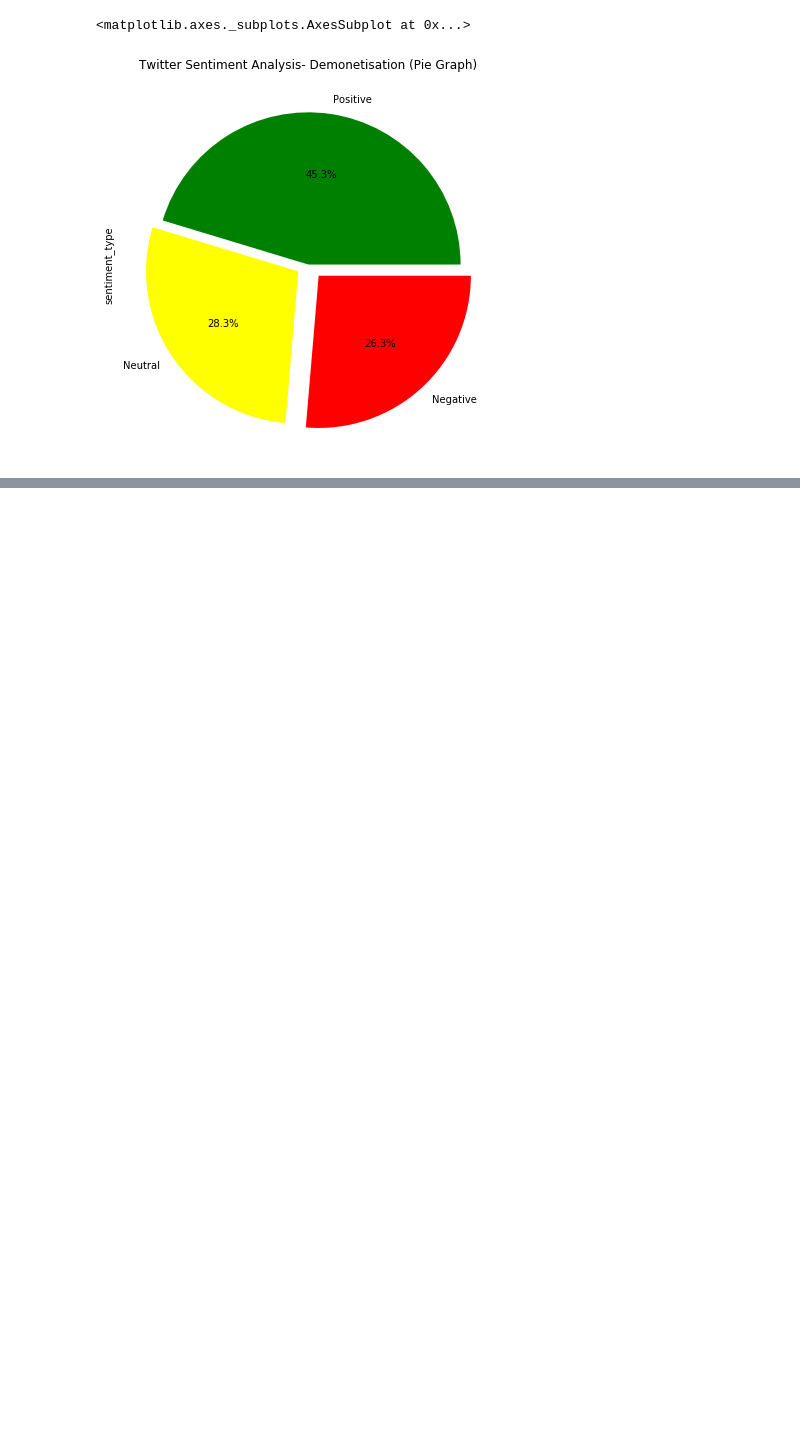
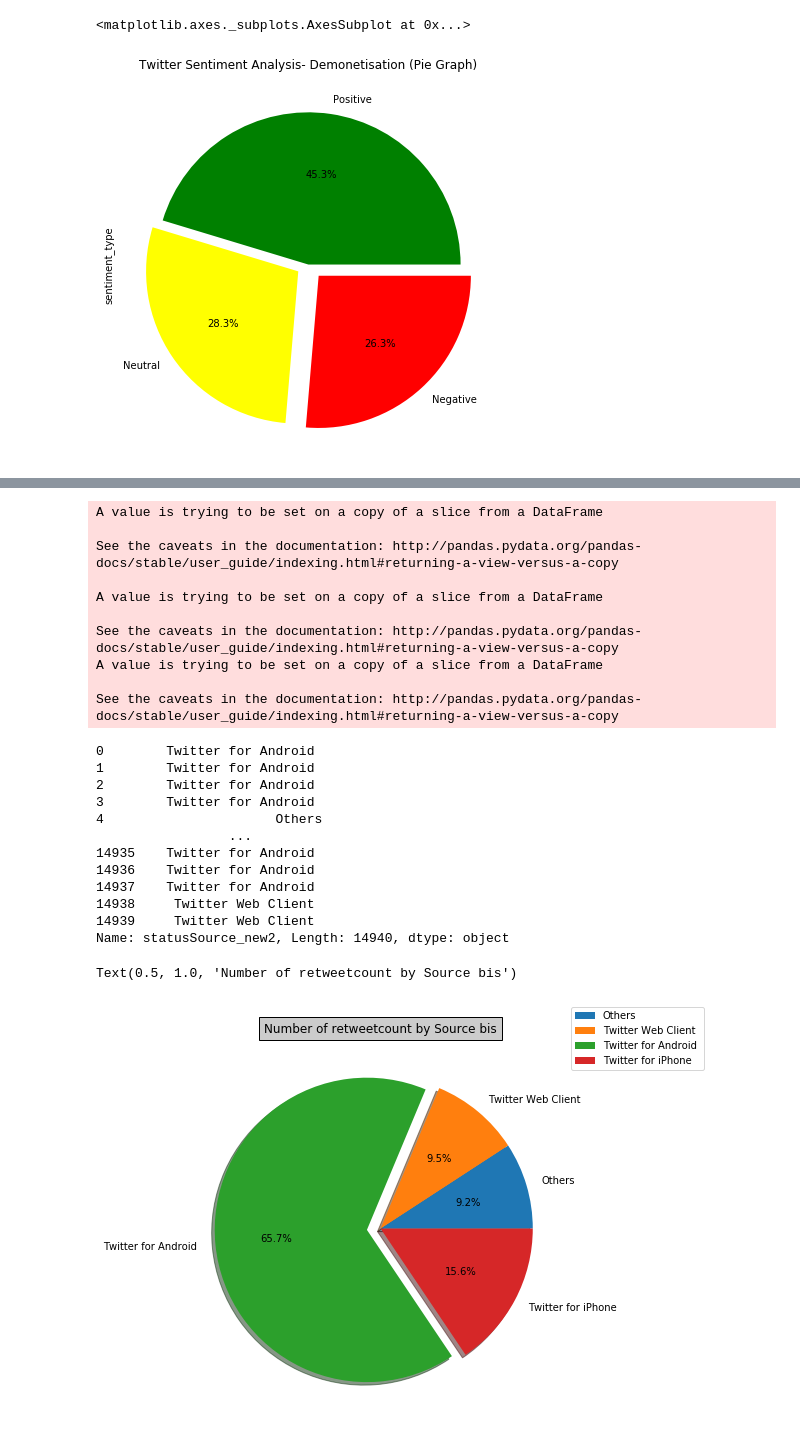
Before and after one commit to dheeraj-2000/Demonetization-Twitter-Analysis, a Jupyter notebook: Analysis-Copy1.ipynb, the cells around one changed output, grey strips where cells are left out. Cells and saved outputs as stored; diff of their text form; code cells hidden in the pictures; blank space fills up the shorter version.

Commit message:
updating documentation

```diff
--- a/Analysis-Copy1.ipynb
+++ b/Analysis-Copy1.ipynb
@@ -392,0 +407,53 @@ tweets.sentiment_type.value_counts().plot(kind='pie', figsize=(9, 7), title="Twi
+# %%
+tweets['statusSource_new'] = ''
+
+for i in range(len(tweets['statusSource'])):
+    m = re.search('(?<=>)(.*)', tweets['statusSource'][i])
+    try:
+        tweets['statusSource_new'][i]=m.group(0)
+    except AttributeError:
+        tweets['statusSource_new'][i]=tweets['statusSource'][i]
+
+#print(tweets['statusSource_new'].head())
+
+tweets['statusSource_new'] = tweets['statusSource_new'].str.replace('</a>', ' ', case=False)
+tweets['statusSource_new2'] = ''
+
+for i in range(len(tweets['statusSource_new'])):
+    if tweets['statusSource_new'][i] not in ['Twitter for Android ','Twitter Web Client ','Twitter for iPhone ']:
+        tweets['statusSource_new2'][i] = 'Others'
+    else:
+        tweets['statusSource_new2'][i] = tweets['statusSource_new'][i]
+print(tweets['statusSource_new2'])
+
+tweets_by_type2 = tweets.groupby(['statusSource_new2'])['retweetCount'].sum()
+tweets_by_type2.rename("",inplace=True)
+explode = (0, 0, 0.09, 0)
+tweets_by_type2.transpose().plot(kind='pie',figsize=(9, 7),autopct='%1.1f%%',shadow=True,explode=explode)
+plt.legend(bbox_to_anchor=(1, 1), loc=6, borderaxespad=0.)
+plt.title('Number of retweetcount by Source bis', bbox={'facecolor':'0.8', 'pad':5})
+# %% [output]
+A value is trying to be set on a copy of a slice from a DataFrame
+
+See the caveats in the documentation: http://pandas.pydata.org/pandas-docs/stable/user_guide/indexing.html#returning-a-view-versus-a-copy
+
+A value is trying to be set on a copy of a slice from a DataFrame
+
+See the caveats in the documentation: http://pandas.pydata.org/pandas-docs/stable/user_guide/indexing.html#returning-a-view-versus-a-copy
+A value is trying to be set on a copy of a slice from a DataFrame
+
+See the caveats in the documentation: http://pandas.pydata.org/pandas-docs/stable/user_guide/indexing.html#returning-a-view-versus-a-copy
+0        Twitter for Android
+1        Twitter for Android
+2        Twitter for Android
+3        Twitter for Android
+4                      Others
+                 ...
+14935    Twitter for Android
+14936    Twitter for Android
+14937    Twitter for Android
+14938     Twitter Web Client
+14939     Twitter Web Client
+Name: statusSource_new2, Length: 14940, dtype: object
+Text(0.5, 1.0, 'Number of retweetcount by Source bis')
+[figure, added]
```
Also changed, not shown: parts of 12 cells of this notebook, 1 other file.
